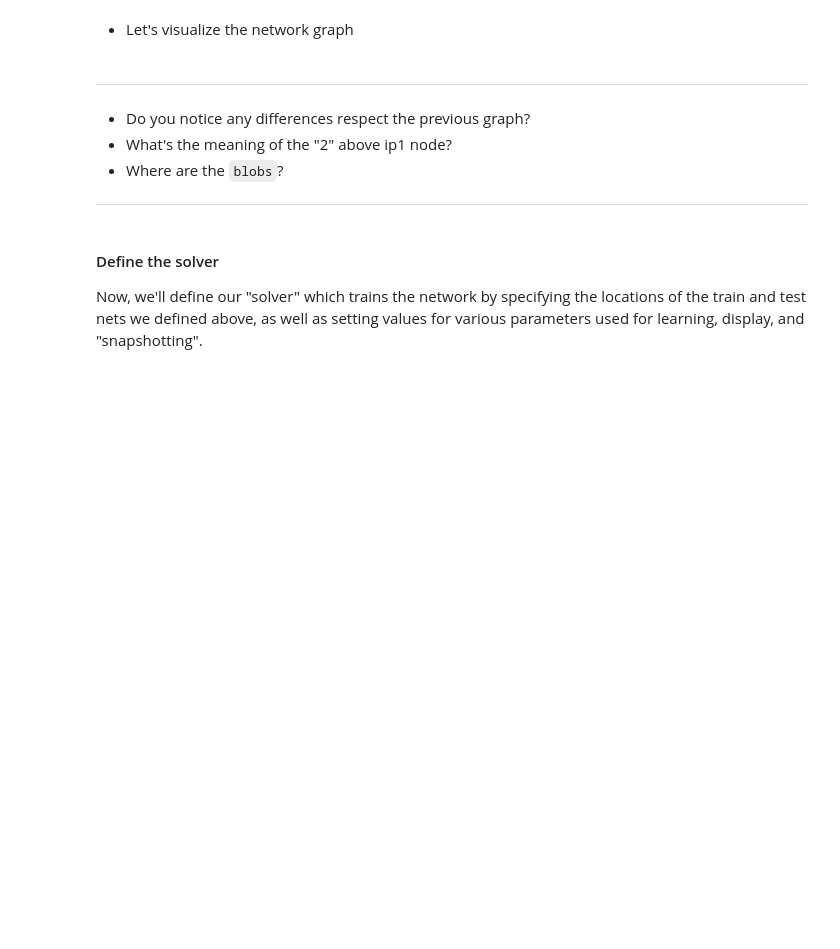
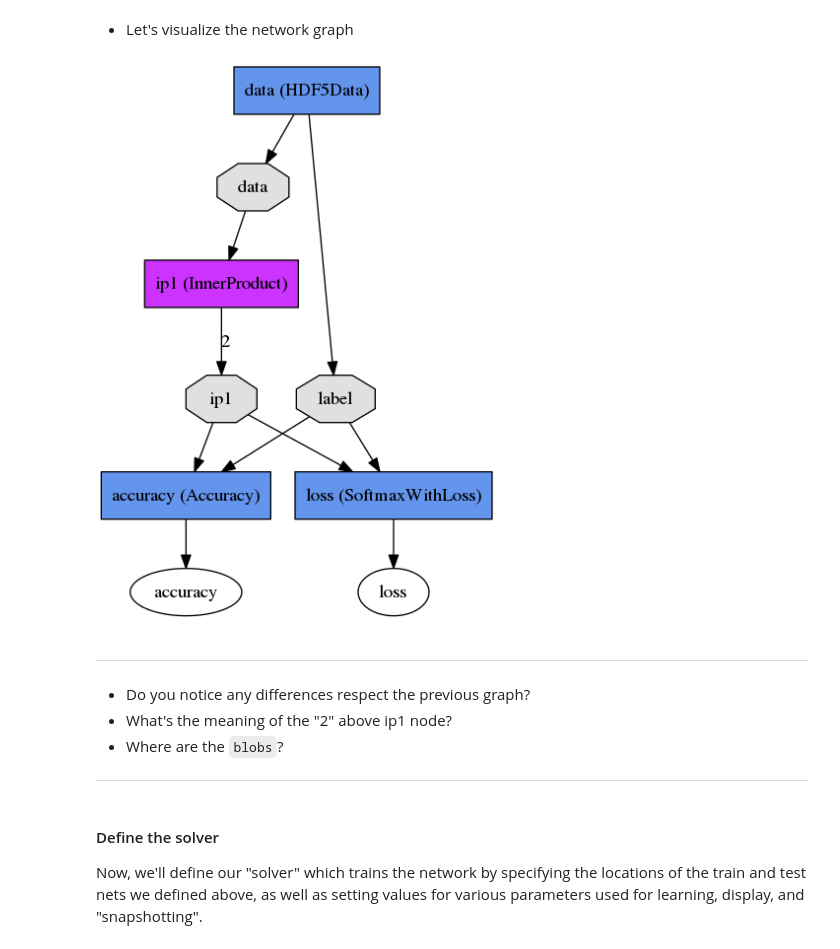
Before and after one commit to msavardi/GoingDeep, a Jupyter notebook: GoingDeep.ipynb, the cells around one changed output. Cells and saved outputs as stored; diff of their text form; code cells hidden in the pictures; blank space fills up the shorter version.

```diff
--- a/GoingDeep.ipynb
+++ b/GoingDeep.ipynb
@@ -49,15 +51,15 @@ sklearn.__version__
 
 We load the dataset used in the previous lab *Data scientist for a day*
 # %%
- train_data = pd.read_csv('./GoingDeep/train.csv', header=None)
- train_labels = pd.read_csv('./GoingDeep/trainLabels.csv', header=None)
- test_data = pd.read_csv('./GoingDeep/test.csv', header=None)
+ train_data = pd.read_csv('DeepLearning/train.csv', header=None)
+ train_labels = pd.read_csv('DeepLearning/trainLabels.csv', header=None)
+ test_data = pd.read_csv('DeepLearning/test.csv', header=None)
  X = np.asarray(train_data)
  y = np.asarray(train_labels).ravel()
  X_test= np.asarray(test_data)
 
 # Split into train and test
-X, Xt, y, yt = sklearn.cross_validation.train_test_split(X, y,test_size=0.1)
+X, Xt, y, yt = sklearn.cross_validation.train_test_split(X, y)
 # %% [markdown]
 Data enters Caffe through data layers: they lie at the bottom of nets. Data can come from efficient databases (LevelDB or LMDB), directly from memory, or, when efficiency is not critical, from files on disk in HDF5 or common image formats.
 HDF5 is a Hierarchical Data Format consisting of a data format specification and a supporting library implementation.
@@ -66,7 +68,7 @@ Next we save the dataset to HDF5 for loading in Caffe.
 # %%
 # Write out the data to HDF5 files in a temp directory.
 # This file is assumed to be caffe_root/examples/hdf5_classification.ipynb
-dirname = os.path.abspath('./GoingDeep/hdf5_classification/data')
+dirname = os.path.abspath('./DeepLearning/hdf5_classification/data')
 if not os.path.exists(dirname):
     os.makedirs(dirname)
 
@@ -123,12 +125,12 @@ def logreg(hdf5, batch_size):
     n.loss = L.SoftmaxWithLoss(n.ip1, n.label)
     return n.to_proto()
 
-train_net_path = 'GoingDeep/hdf5_classification/logreg_auto_train.prototxt'
+train_net_path = 'DeepLearning/hdf5_classification/logreg_auto_train.prototxt'
 with open(train_net_path, 'w') as f:
-    f.write(str(logreg('GoingDeep/hdf5_classification/data/train.txt', 10)))
+    f.write(str(logreg('DeepLearning/hdf5_classification/data/train.txt', 10)))
 
-test_net_path = 'GoingDeep/hdf5_classification/logreg_auto_test.prototxt'
+test_net_path = 'DeepLearning/hdf5_classification/logreg_auto_test.prototxt'
 with open(test_net_path, 'w') as f:
-    f.write(str(logreg('GoingDeep/hdf5_classification/data/test.txt', 10)))
+    f.write(str(logreg('DeepLearning/hdf5_classification/data/test.txt', 10)))
 # %% [markdown]
 * Let's visualize the network graph
@@ -166,11 +137,13 @@ def get_pydot_graph_(caffe_net):
 # %%
 def view_graph(prototxt):
     _net = caffe_pb2.NetParameter()
     f = open(prototxt)
     text_format.Merge(f.read(), _net)
     display(Image(get_pydot_graph(_net,"TB").create_png()))
 
-view_graph("GoingDeep/hdf5_classification/logreg_auto_test.prototxt")
+view_graph("DeepLearning/hdf5_classification/logreg_auto_test.prototxt")
+# %% [output]
+[figure, added]
 # %% [markdown]
 ___
 * Do you notice any differences respect the previous graph?
```
Also changed, not shown: parts of 23 cells of this notebook, 1 other file.
